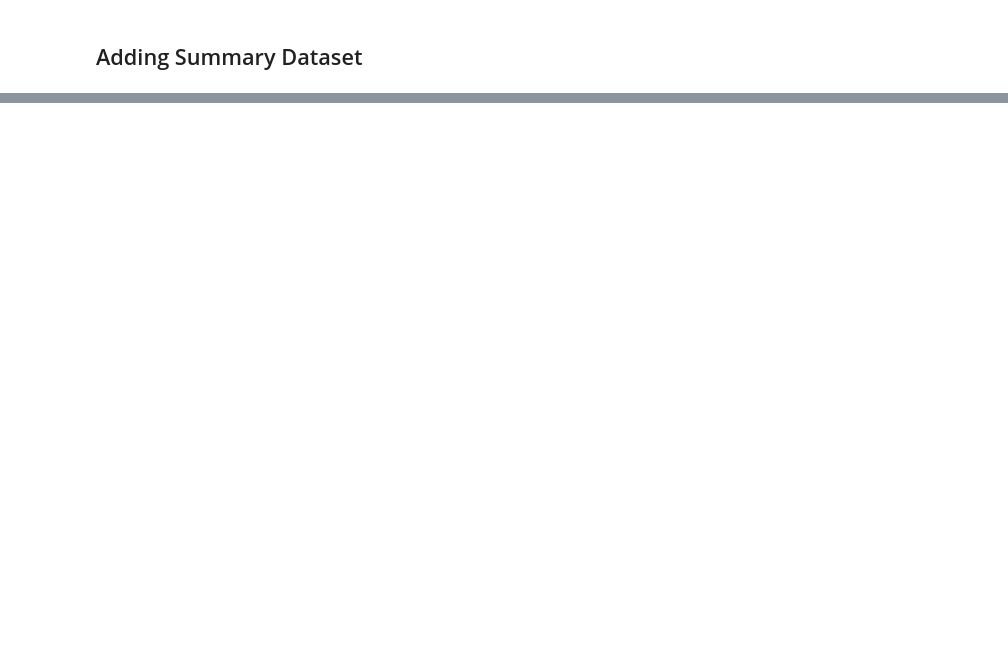
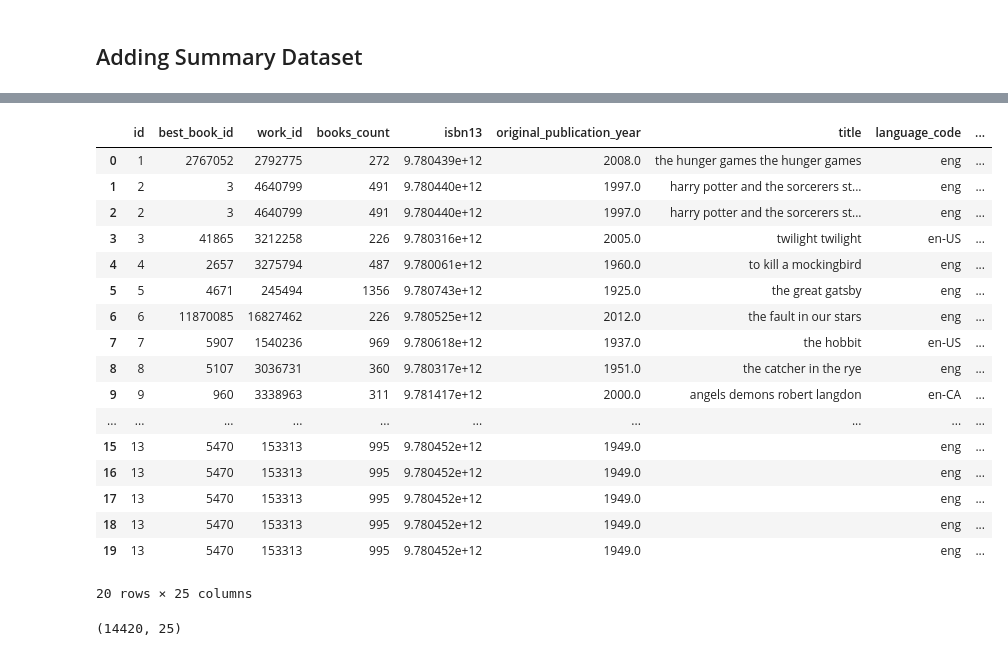
Before and after one commit to ChetanNain/CMPE-255, a Jupyter notebook: data_preprocessing/data_preprocessing_chetan_nain.ipynb, the cells around one changed output, grey strips where cells are left out. Cells and saved outputs as stored; diff of their text form; code cells hidden in the pictures; blank space fills up the shorter version.

Commit message:
adding summary code

```diff
--- a/data_preprocessing/data_preprocessing_chetan_nain.ipynb
+++ b/data_preprocessing/data_preprocessing_chetan_nain.ipynb
@@ -481,0 +523,3 @@ nbformat.reader.NotJSONError: Notebook does not appear to be JSON: '{\n "cells":
+# %%
+books_data['title'] = books_data['title'].apply(lambda x: clean_summary(x))
+books_data.head(2)
@@ -481,0 +530,3 @@ nbformat.reader.NotJSONError: Notebook does not appear to be JSON: '{\n "cells":
+# %%
+books['clean_summary'] = books['summary'].apply(lambda x: clean_summary(x))
+books.head(2)
@@ -481,0 +537,3 @@ nbformat.reader.NotJSONError: Notebook does not appear to be JSON: '{\n "cells":
+# %%
+books['title'] = books['title'].apply(lambda x: clean_summary(x))
+books.head(2)
@@ -481,0 +544,27 @@ nbformat.reader.NotJSONError: Notebook does not appear to be JSON: '{\n "cells":
+# %%
+merged_df=books_data.merge(books, on='title', how='left')
+# %%
+merged_df.head(20)
+# %% [output]
+|  | id | best_book_id | work_id | books_count | isbn13 | original_publication_year | title | language_code | ... |
+| 0 | 1 | 2767052 | 2792775 | 272 | 9.780439e+12 | 2008.0 | the hunger games the hunger games | eng | ... |
+| 1 | 2 | 3 | 4640799 | 491 | 9.780440e+12 | 1997.0 | harry potter and the sorcerers st... | eng | ... |
+| 2 | 2 | 3 | 4640799 | 491 | 9.780440e+12 | 1997.0 | harry potter and the sorcerers st... | eng | ... |
+| 3 | 3 | 41865 | 3212258 | 226 | 9.780316e+12 | 2005.0 | twilight twilight | en-US | ... |
+| 4 | 4 | 2657 | 3275794 | 487 | 9.780061e+12 | 1960.0 | to kill a mockingbird | eng | ... |
+| 5 | 5 | 4671 | 245494 | 1356 | 9.780743e+12 | 1925.0 | the great gatsby | eng | ... |
+| 6 | 6 | 11870085 | 16827462 | 226 | 9.780525e+12 | 2012.0 | the fault in our stars | eng | ... |
+| 7 | 7 | 5907 | 1540236 | 969 | 9.780618e+12 | 1937.0 | the hobbit | en-US | ... |
+| 8 | 8 | 5107 | 3036731 | 360 | 9.780317e+12 | 1951.0 | the catcher in the rye | eng | ... |
+| 9 | 9 | 960 | 3338963 | 311 | 9.781417e+12 | 2000.0 | angels demons robert langdon | en-CA | ... |
+| ... | ... | ... | ... | ... | ... | ... | ... | ... | ... |
+| 15 | 13 | 5470 | 153313 | 995 | 9.780452e+12 | 1949.0 |  | eng | ... |
+| 16 | 13 | 5470 | 153313 | 995 | 9.780452e+12 | 1949.0 |  | eng | ... |
+| 17 | 13 | 5470 | 153313 | 995 | 9.780452e+12 | 1949.0 |  | eng | ... |
+| 18 | 13 | 5470 | 153313 | 995 | 9.780452e+12 | 1949.0 |  | eng | ... |
+| 19 | 13 | 5470 | 153313 | 995 | 9.780452e+12 | 1949.0 |  | eng | ... |
+20 rows × 25 columns
+# %%
+merged_df.shape
+# %% [output]
+(14420, 25)
```
Also changed, not shown: parts of 36 cells of this notebook, 2 other files.
